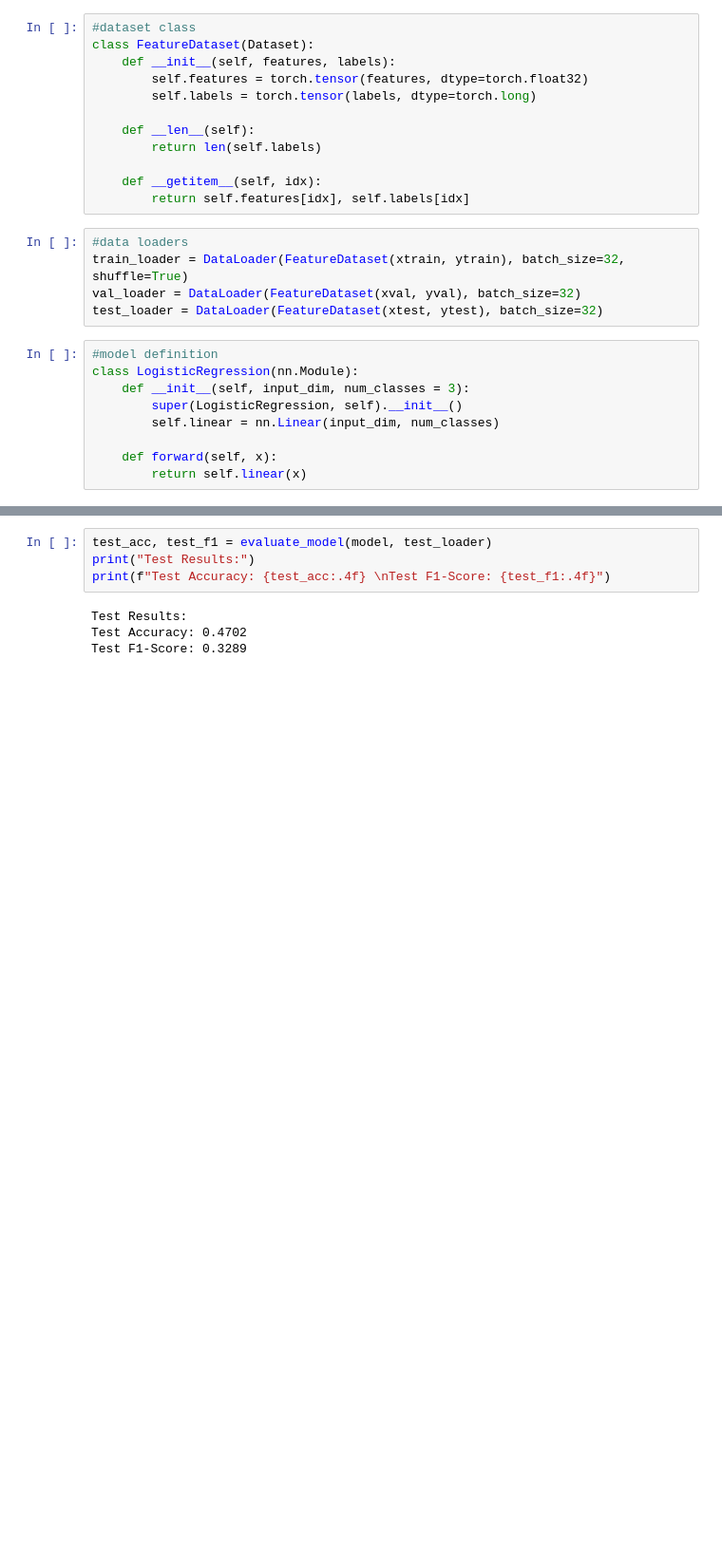
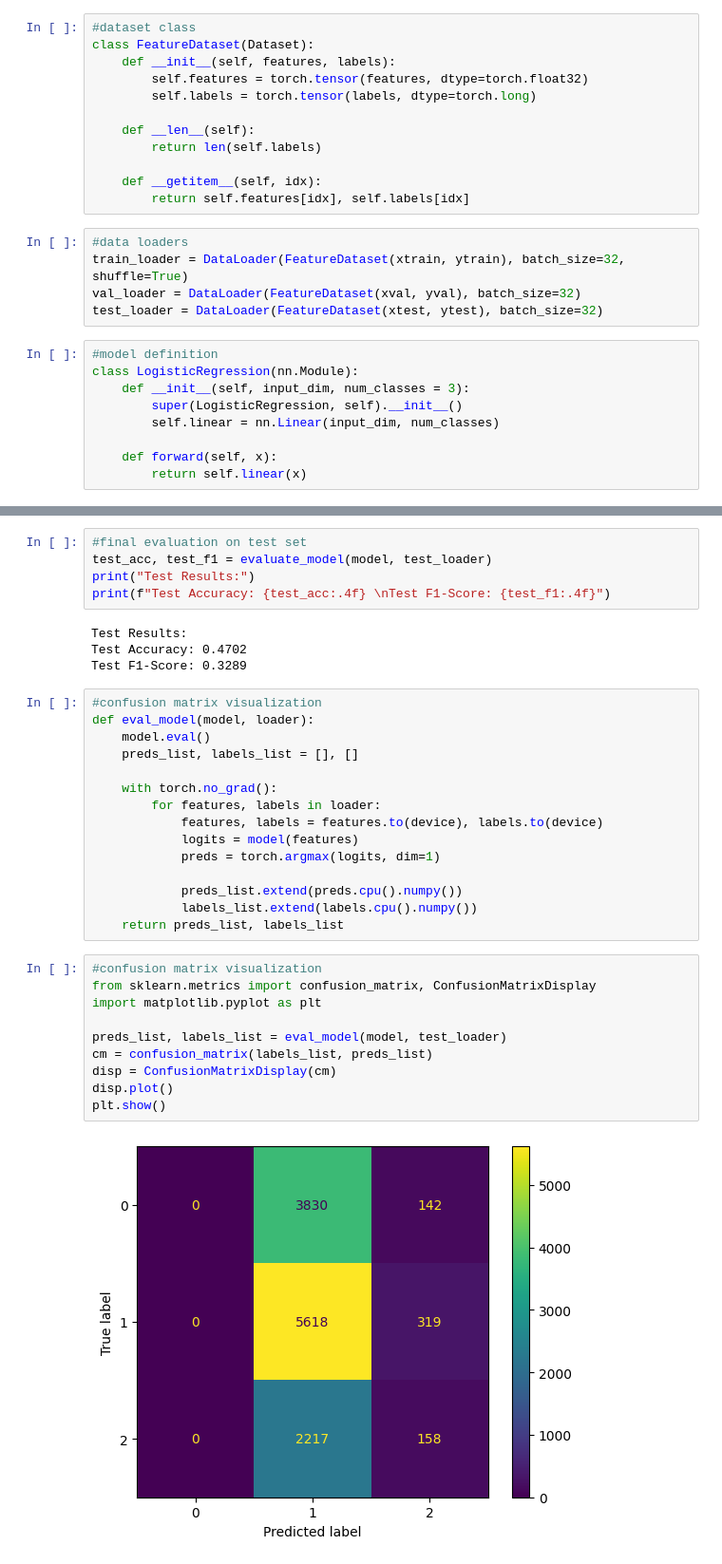
Before and after one commit to tOsi7/Sentiment-Prediction, a Jupyter notebook: SentAnalysis.ipynb, the cells around one changed output, grey strips where cells are left out. Shown at 95% size. Cells and saved outputs as stored; diff of their text form; blank space fills up the shorter version.

Commit message:
added confusion matrix for visualization. more comments in code

```diff
--- a/SentAnalysis.ipynb
+++ b/SentAnalysis.ipynb
@@ -200,6 +206,7 @@ Epoch 8: Loss: 1.0147, Validation Accuracy: 0.4360, Validation F1-Score: 0.2744
 Epoch 9: Loss: 1.0145, Validation Accuracy: 0.4375, Validation F1-Score: 0.2835
 Epoch 10: Loss: 1.0145, Validation Accuracy: 0.4360, Validation F1-Score: 0.2837
 # %%
+#final evaluation on test set
 test_acc, test_f1 = evaluate_model(model, test_loader)
 print("Test Results:")
 print(f"Test Accuracy: {test_acc:.4f} \nTest F1-Score: {test_f1:.4f}")
@@ -207,3 +214,30 @@ print(f"Test Accuracy: {test_acc:.4f} \nTest F1-Score: {test_f1:.4f}")
 Test Results:
 Test Accuracy: 0.4702
 Test F1-Score: 0.3289
+# %%
+#confusion matrix visualization
+def eval_model(model, loader):
+    model.eval()
+    preds_list, labels_list = [], []
+
+    with torch.no_grad():
+        for features, labels in loader:
+            features, labels = features.to(device), labels.to(device)
+            logits = model(features)
+            preds = torch.argmax(logits, dim=1)
+
+            preds_list.extend(preds.cpu().numpy())
+            labels_list.extend(labels.cpu().numpy())
+    return preds_list, labels_list
+# %%
+#confusion matrix visualization
+from sklearn.metrics import confusion_matrix, ConfusionMatrixDisplay
+import matplotlib.pyplot as plt
+
+preds_list, labels_list = eval_model(model, test_loader)
+cm = confusion_matrix(labels_list, preds_list)
+disp = ConfusionMatrixDisplay(cm)
+disp.plot()
+plt.show()
+# %% [output]
+[figure, added]
```
Also changed, not shown: parts of 4 cells of this notebook.
